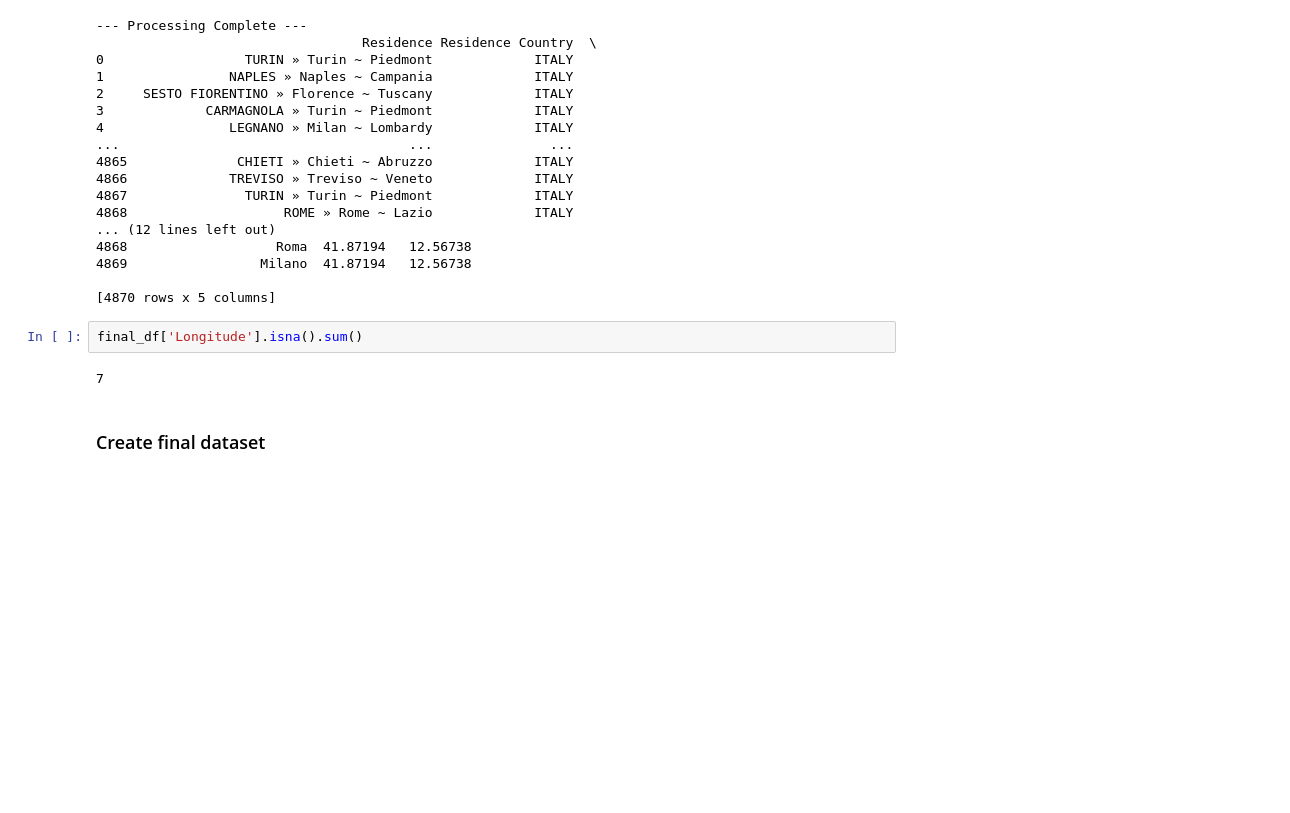
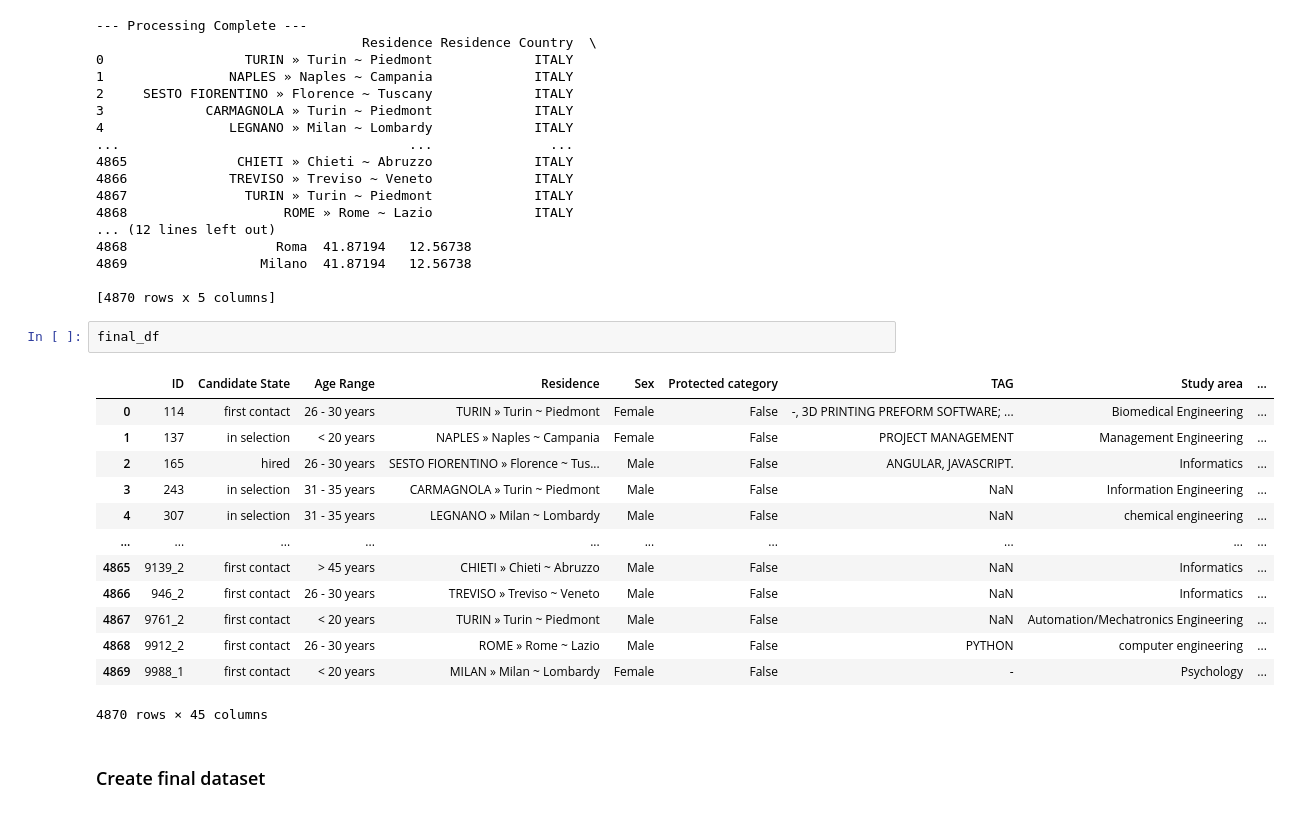
Before and after one commit to lyudmilstamenov/ethics_in_ai_unibo, a Jupyter notebook: src/model.ipynb, the cells around one changed output. Drawn from its saved outputs; the diff is of its cells as text; blank space fills up the shorter version.

```diff
--- a/src/model.ipynb
+++ b/src/model.ipynb
@@ -770,10 +770,22 @@ Coordinates not found for country 'USSR'.
 4869                 Milano  41.87194   12.56738
 
 [4870 rows x 5 columns]
-# %%
-final_df['Longitude'].isna().sum()
-# %% [output]
-7
+# %%
+final_df
+# %% [output]
+|  | ID | Candidate State | Age Range | Residence | Sex | Protected category | TAG | Study area | ... |
+| 0 | 114 | first contact | 26 - 30 years | TURIN » Turin ~ Piedmont | Female | False | -, 3D PRINTING PREFORM SOFTWARE; ... | Biomedical Engineering | ... |
+| 1 | 137 | in selection | < 20 years | NAPLES » Naples ~ Campania | Female | False | PROJECT MANAGEMENT | Management Engineering | ... |
+| 2 | 165 | hired | 26 - 30 years | SESTO FIORENTINO » Florence ~ Tus... | Male | False | ANGULAR, JAVASCRIPT. | Informatics | ... |
+| 3 | 243 | in selection | 31 - 35 years | CARMAGNOLA » Turin ~ Piedmont | Male | False | NaN | Information Engineering | ... |
+| 4 | 307 | in selection | 31 - 35 years | LEGNANO » Milan ~ Lombardy | Male | False | NaN | chemical engineering | ... |
+| ... | ... | ... | ... | ... | ... | ... | ... | ... | ... |
+| 4865 | 9139_2 | first contact | > 45 years | CHIETI » Chieti ~ Abruzzo | Male | False | NaN | Informatics | ... |
+| 4866 | 946_2 | first contact | 26 - 30 years | TREVISO » Treviso ~ Veneto | Male | False | NaN | Informatics | ... |
+| 4867 | 9761_2 | first contact | < 20 years | TURIN » Turin ~ Piedmont | Male | False | NaN | Automation/Mechatronics Engineering | ... |
+| 4868 | 9912_2 | first contact | 26 - 30 years | ROME » Rome ~ Lazio | Male | False | PYTHON | computer engineering | ... |
+| 4869 | 9988_1 | first contact | < 20 years | MILAN » Milan ~ Lombardy | Female | False | - | Psychology | ... |
+4870 rows × 45 columns
 # %% [markdown]
 ### Create final dataset
 # %%
```
